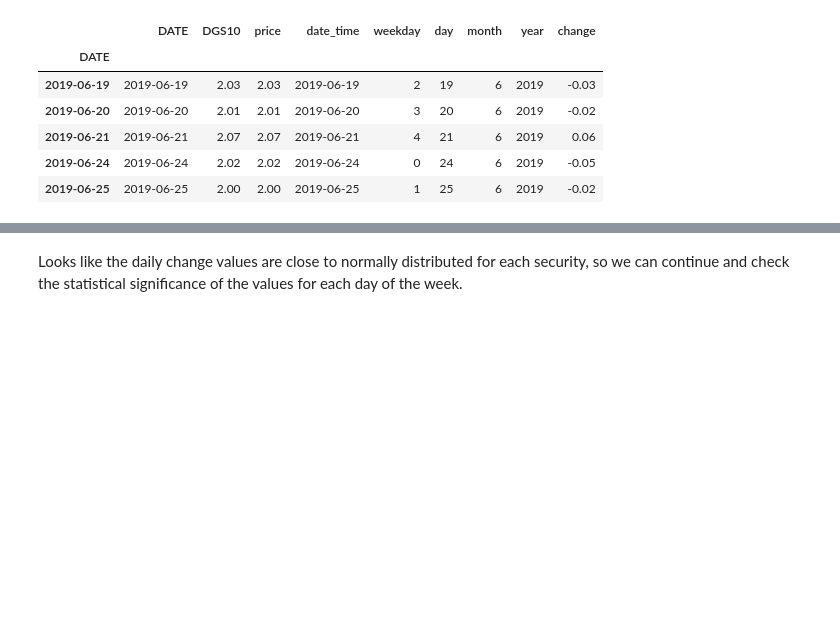
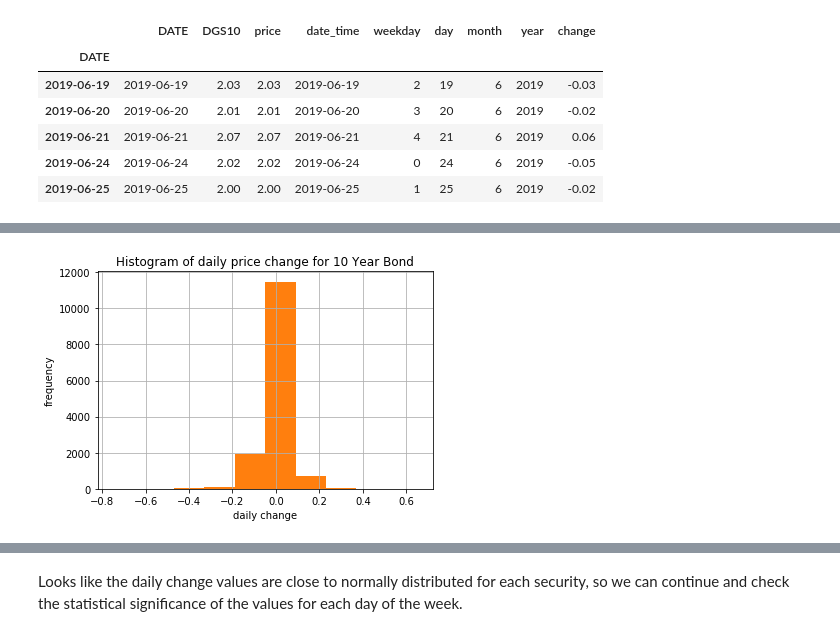
Before and after one commit to etterfred/Thinkful, a Jupyter notebook: btc.ipynb, the cells around one changed output, grey strips where cells are left out. Saved outputs shown, nothing was run; the diff lists cells and outputs as text; code cells hidden in the pictures; blank space fills up the shorter version.

```diff
--- a/btc.ipynb
+++ b/btc.ipynb
@@ -572,0 +607,7 @@ df_10.change.hist()
+# %%
+df_10.change.hist()
+ax = df_10.change.hist()
+ax.set(xlabel='daily change', ylabel='frequency', title='Histogram of daily price change for 10 Year Bond')
+plt.show()
+# %% [output]
+[figure, added]
```
Also changed, not shown: parts of 70 cells of this notebook.
